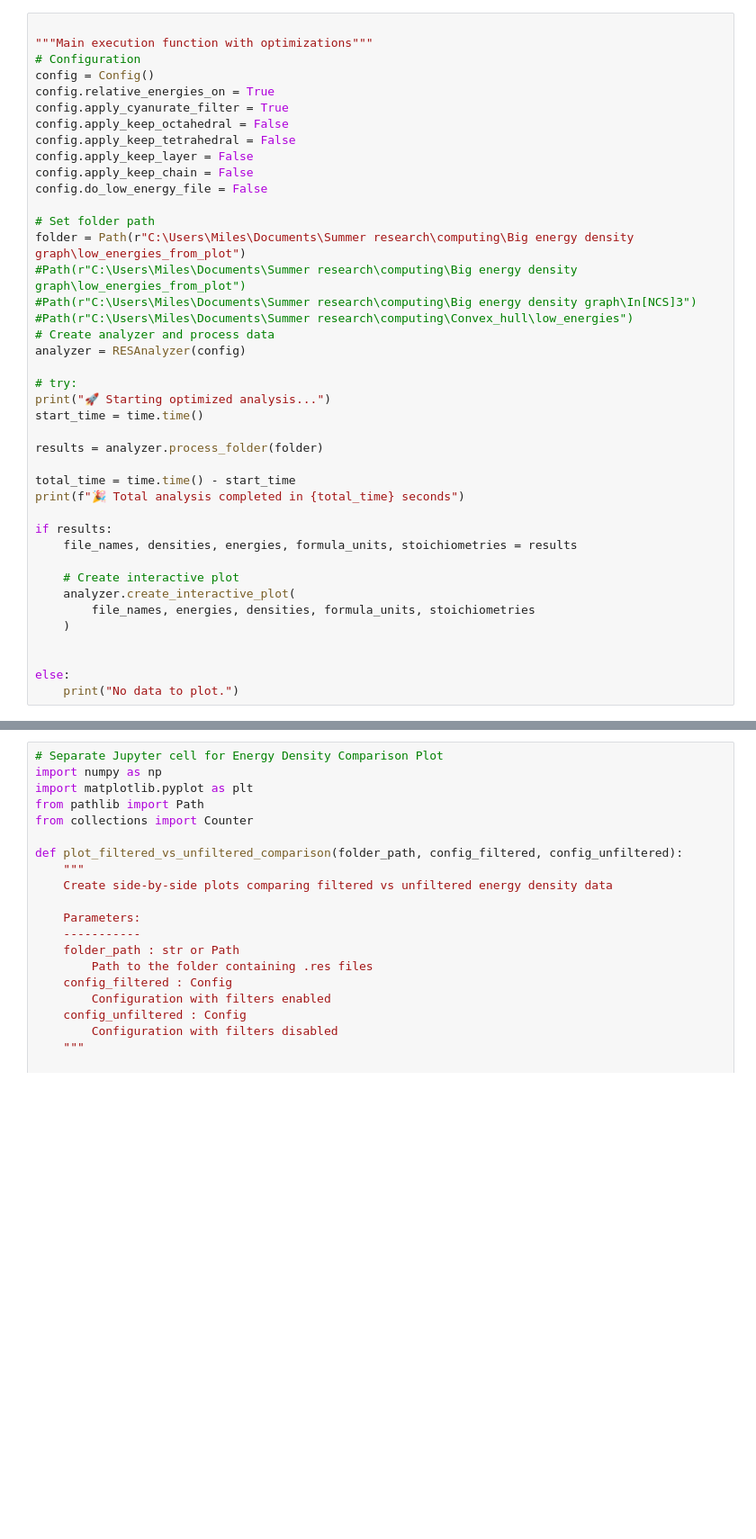
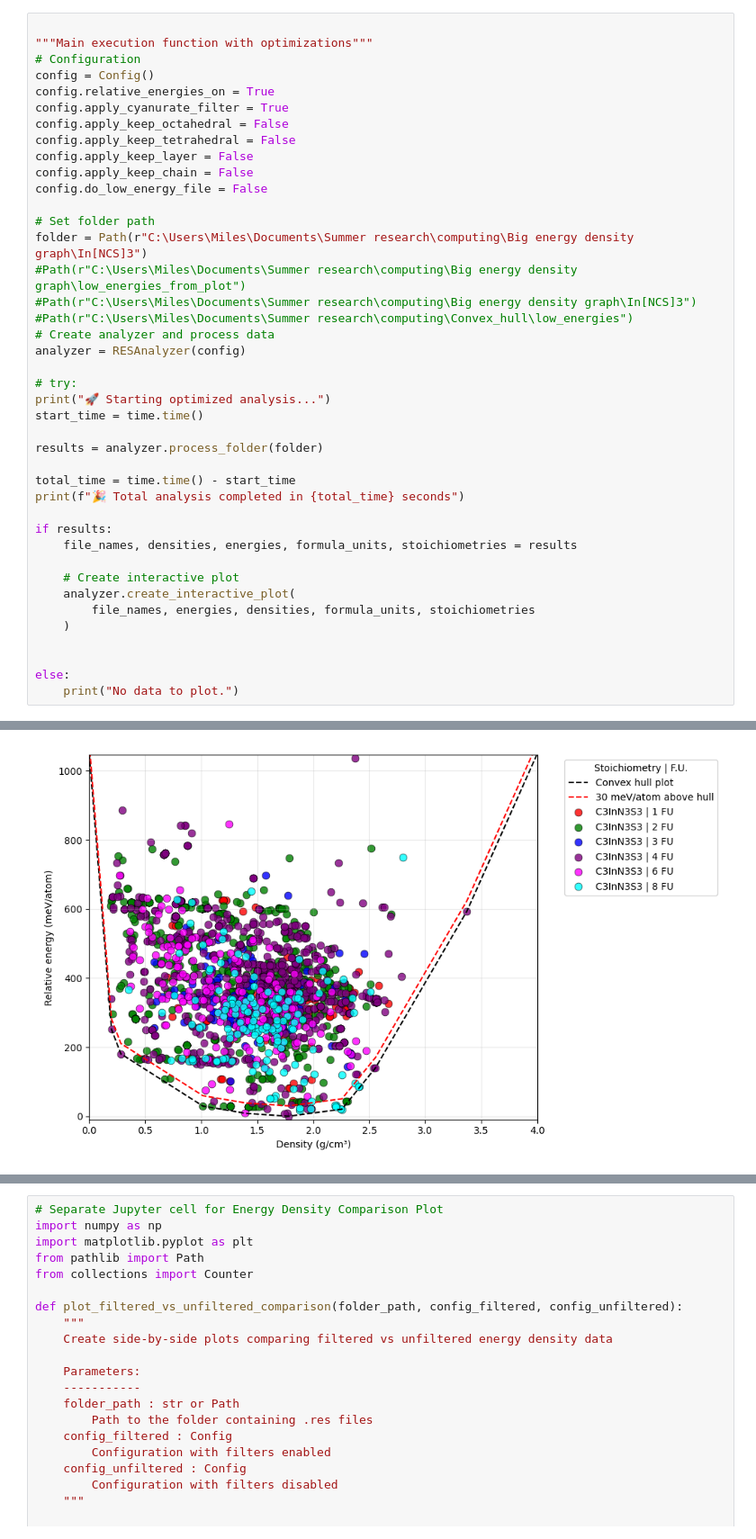
Before and after one commit to Miles-Stevens/CASTEP-Energy-density-graph-, a Jupyter notebook: Energy density graphs - res edition.ipynb, the cells around one changed output, grey strips where cells are left out. Shown at 90% size. Saved outputs shown, nothing was run; the diff lists cells and outputs as text; blank space fills up the shorter version.

```diff
--- a/Energy density graphs - res edition.ipynb
+++ b/Energy density graphs - res edition.ipynb
@@ -1463,7 +1463,7 @@ config.apply_keep_chain = False
 config.do_low_energy_file = False
 
 # Set folder path
-folder = Path(r"C:\Users\Miles\Documents\Summer research\computing\Big energy density graph\low_energies_from_plot")
+folder = Path(r"C:\Users\Miles\Documents\Summer research\computing\Big energy density graph\In[NCS]3")
 #Path(r"C:\Users\Miles\Documents\Summer research\computing\Big energy density graph\low_energies_from_plot")
 #Path(r"C:\Users\Miles\Documents\Summer research\computing\Big energy density graph\In[NCS]3")
 #Path(r"C:\Users\Miles\Documents\Summer research\computing\Convex_hull\low_energies")
@@ -1490,3 +1490,4 @@ if results:
 
 else:
     print("No data to plot.")
+# %% [output]
@@ -1493,3 +1510,4 @@ else:
+[figure, added]
 # %%
 """Makes the plot to compare two different folders of res files"""
 # Configuration
```
Also changed, not shown: parts of 4 cells of this notebook.
